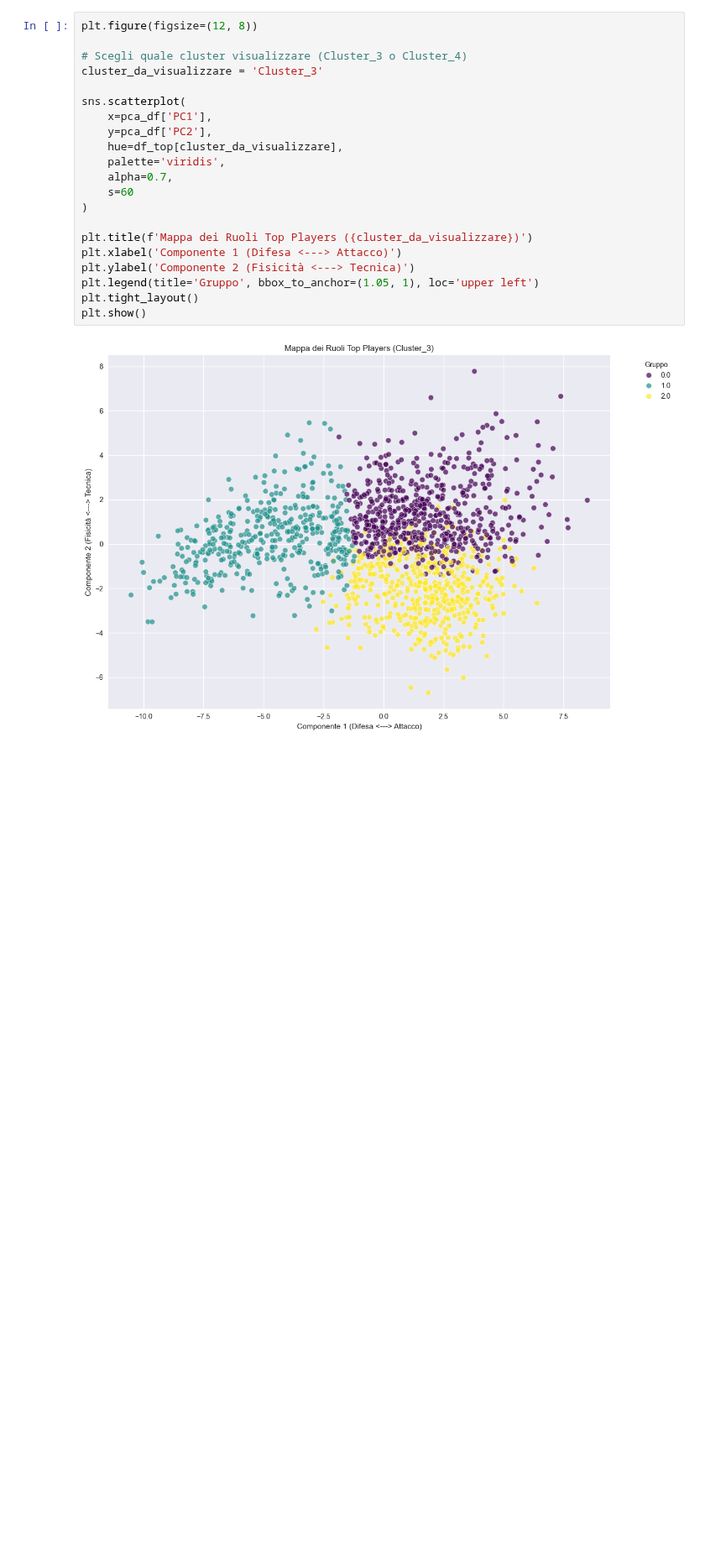
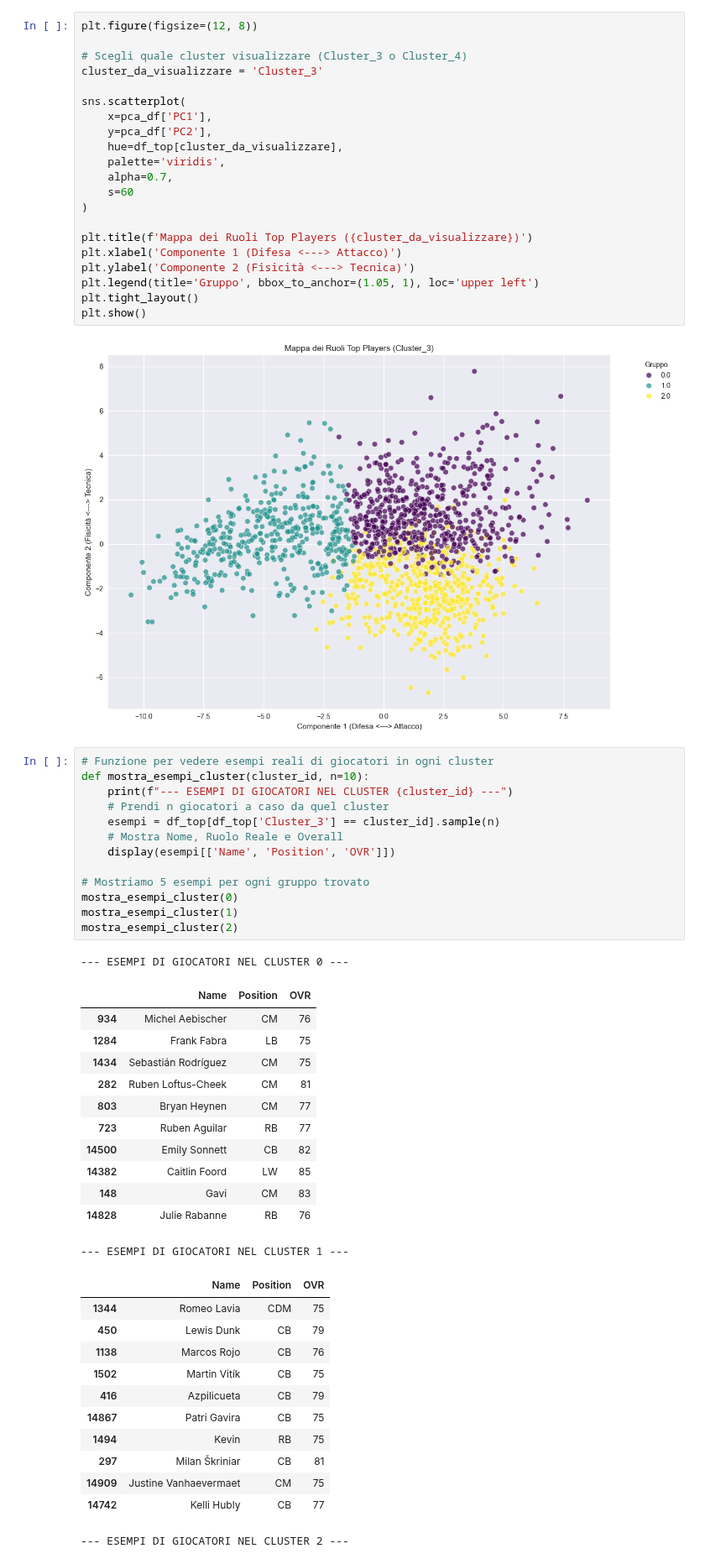
Before and after one commit to grannico/Progetti_DataScience_25-26, a Jupyter notebook: clust_top.ipynb, the cells around one changed output. Shown at 84% size. Drawn from its saved outputs; the diff is of its cells as text; blank space fills up the shorter version.

```diff
--- a/clust_top.ipynb
+++ b/clust_top.ipynb
@@ -176,3 +233,42 @@ plt.tight_layout()
 plt.show()
 # %% [output]
 [figure]
+# %%
+# Funzione per vedere esempi reali di giocatori in ogni cluster
+def mostra_esempi_cluster(cluster_id, n=10):
+    print(f"--- ESEMPI DI GIOCATORI NEL CLUSTER {cluster_id} ---")
+    # Prendi n giocatori a caso da quel cluster
+    esempi = df_top[df_top['Cluster_3'] == cluster_id].sample(n)
+    # Mostra Nome, Ruolo Reale e Overall
+    display(esempi[['Name', 'Position', 'OVR']])
+
+# Mostriamo 5 esempi per ogni gruppo trovato
+mostra_esempi_cluster(0)
+mostra_esempi_cluster(1)
+mostra_esempi_cluster(2)
+# %% [output]
+--- ESEMPI DI GIOCATORI NEL CLUSTER 0 ---
+|  | Name | Position | OVR |
+| 934 | Michel Aebischer | CM | 76 |
+| 1284 | Frank Fabra | LB | 75 |
+| 1434 | Sebastián Rodríguez | CM | 75 |
+| 282 | Ruben Loftus-Cheek | CM | 81 |
+| 803 | Bryan Heynen | CM | 77 |
+| 723 | Ruben Aguilar | RB | 77 |
+| 14500 | Emily Sonnett | CB | 82 |
+| 14382 | Caitlin Foord | LW | 85 |
+| 148 | Gavi | CM | 83 |
+| 14828 | Julie Rabanne | RB | 76 |
+--- ESEMPI DI GIOCATORI NEL CLUSTER 1 ---
+|  | Name | Position | OVR |
+| 1344 | Romeo Lavia | CDM | 75 |
+| 450 | Lewis Dunk | CB | 79 |
+| 1138 | Marcos Rojo | CB | 76 |
+| 1502 | Martin Vitík | CB | 75 |
+| 416 | Azpilicueta | CB | 79 |
+| 14867 | Patri Gavira | CB | 75 |
+| 1494 | Kevin | RB | 75 |
+| 297 | Milan Škriniar | CB | 81 |
+| 14909 | Justine Vanhaevermaet | CM | 75 |
+| 14742 | Kelli Hubly | CB | 77 |
+--- ESEMPI DI GIOCATORI NEL CLUSTER 2 ---
```
Also changed, not shown: parts of 4 cells of this notebook, 5 other files.
